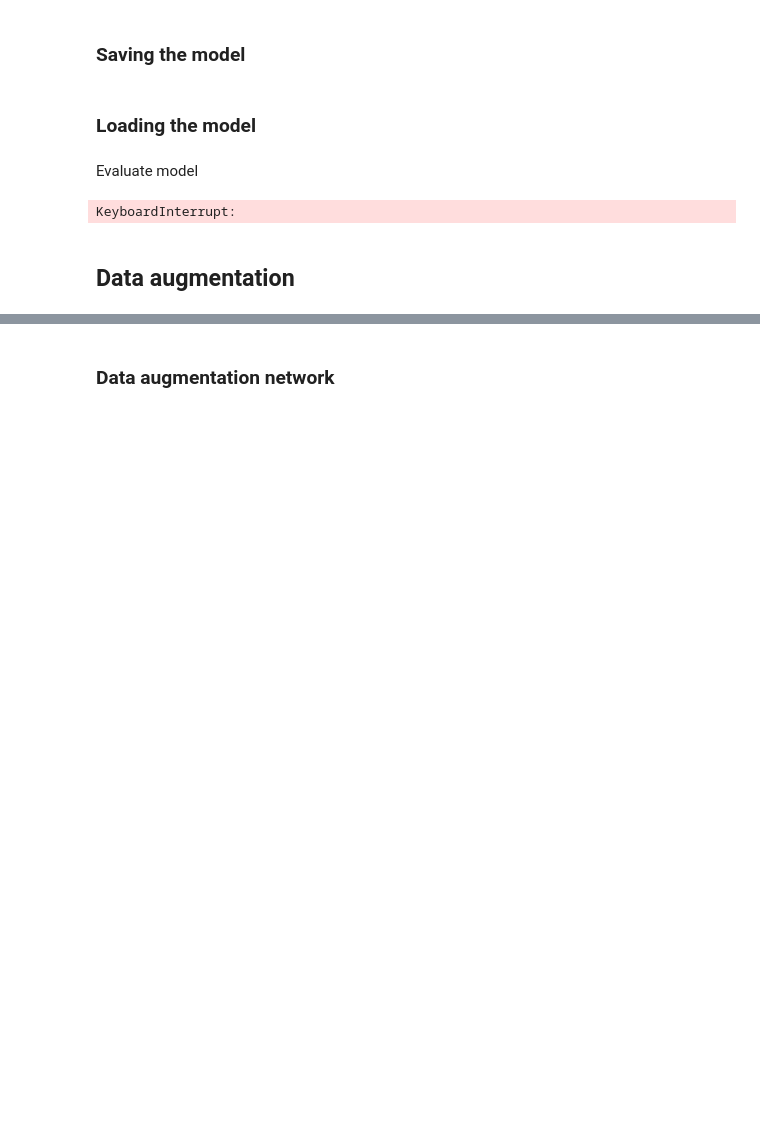
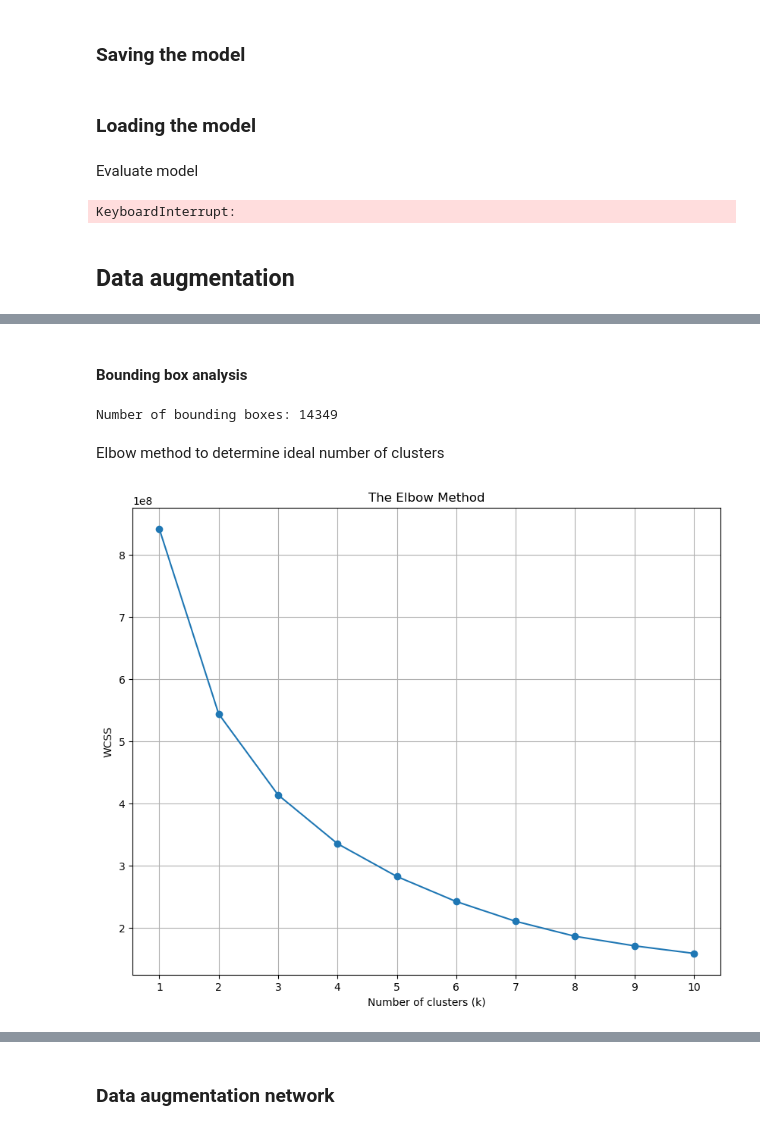
Before and after one commit to cuberhaus/TFG, a Jupyter notebook: code/main.ipynb, the cells around one changed output, grey strips where cells are left out. Cells and saved outputs as stored; diff of their text form; code cells hidden in the pictures; blank space fills up the shorter version.

Commit message:
added data analysis to bounding boxes

```diff
--- a/code/main.ipynb
+++ b/code/main.ipynb
@@ -288,7 +286,7 @@ model = get_model('FasterRCNN', num_classes)
 
 # Define the optimizer and learning rate scheduler
 params = [p for p in model.parameters() if p.requires_grad]
-optimizer = optim.SGD(params, lr=param("LR"), momentum=0.9, weight_decay=param("WEIGHT_DECAY"))
+optimizer = optim.SGD(params, lr=param["LR"], momentum=0.9, weight_decay=param["WEIGHT_DECAY"])
 lr_scheduler = optim.lr_scheduler.StepLR(optimizer, step_size=3, gamma=0.1)
 
 # Define the loss function
@@ -385,8 +383,8 @@ def train_model(train_dataset, param , num_epochs, device, model_s='FasterRCNN')
     train_dataset, val_dataset = torch.utils.data.random_split(train_dataset, [train_size, val_size])
 
     # Create DataLoaders
-    train_loader = DataLoader(train_dataset, batch_size=param("BATCH_SIZE"), shuffle=True, collate_fn=collate_fn)
-    val_loader = DataLoader(val_dataset, batch_size=param("BATCH_SIZE"), collate_fn=collate_fn)
+    train_loader = DataLoader(train_dataset, batch_size=param["BATCH_SIZE"], shuffle=True, collate_fn=collate_fn)
+    val_loader = DataLoader(val_dataset, batch_size=param["BATCH_SIZE"], collate_fn=collate_fn)
 
     # Modify the model for your specific dataset: Change the number of classes
     # num_classes = 1 # 1 class (Polyp) + background
@@ -395,7 +393,7 @@ def train_model(train_dataset, param , num_epochs, device, model_s='FasterRCNN')
 
     # Define the optimizer and learning rate scheduler
     params = [p for p in model.parameters() if p.requires_grad]
-    optimizer = optim.SGD(params, lr=param("LR"), momentum=0.9, weight_decay=param("WEIGHT_DECAY"))
+    optimizer = optim.SGD(params, lr=param["LR"], momentum=0.9, weight_decay=param["WEIGHT_DECAY"])
     lr_scheduler = optim.lr_scheduler.StepLR(optimizer, step_size=3, gamma=0.1)
 
     # Define the loss function (this is handled by the model itself)
@@ -633,0 +582,46 @@ KeyboardInterrupt:
+# %% [markdown]
+#### Bounding box analysis
+# %%
+def get_all_bounding_boxes(dataset):
+    all_bounding_boxes = []
+    for _, target in dataset:
+        boxes = target['boxes'].cpu().numpy()
+        for box in boxes:
+            all_bounding_boxes.append(box)
+    return all_bounding_boxes
+
+# Assuming train_dataset is an instance of CustomDataset
+all_bounding_boxes = get_all_bounding_boxes(train_dataset)
+# %%
+print("Number of bounding boxes:", len(all_bounding_boxes))
+# %% [output]
+Number of bounding boxes: 14349
+# %% [markdown]
+Elbow method to determine ideal number of clusters
+# %%
+from sklearn.cluster import KMeans
+import matplotlib.pyplot as plt
+
+def calculate_wcss(data, max_k=10):
+    wcss = []
+    for k in range(1, max_k + 1):
+        kmeans = KMeans(n_clusters=k, init='k-means++', max_iter=300, n_init=10, random_state=0)
+        kmeans.fit(data)
+        wcss.append(kmeans.inertia_)
+    return wcss
+
+def plot_elbow(wcss):
+    plt.figure(figsize=(10, 8))
+    plt.plot(range(1, len(wcss) + 1), wcss, marker='o')
+    plt.title('The Elbow Method')
+    plt.xlabel('Number of clusters (k)')
+    plt.ylabel('WCSS')
+    plt.xticks(range(1, len(wcss) + 1))
+    plt.grid(True)
+    plt.show()
+# %%
+# Calculate WCSS for a range of number of clusters
+wcss = calculate_wcss(all_bounding_boxes, max_k=10)
+plot_elbow(wcss)
+# %% [output]
+[figure, added]
```
Also changed, not shown: parts of 13 cells of this notebook.
